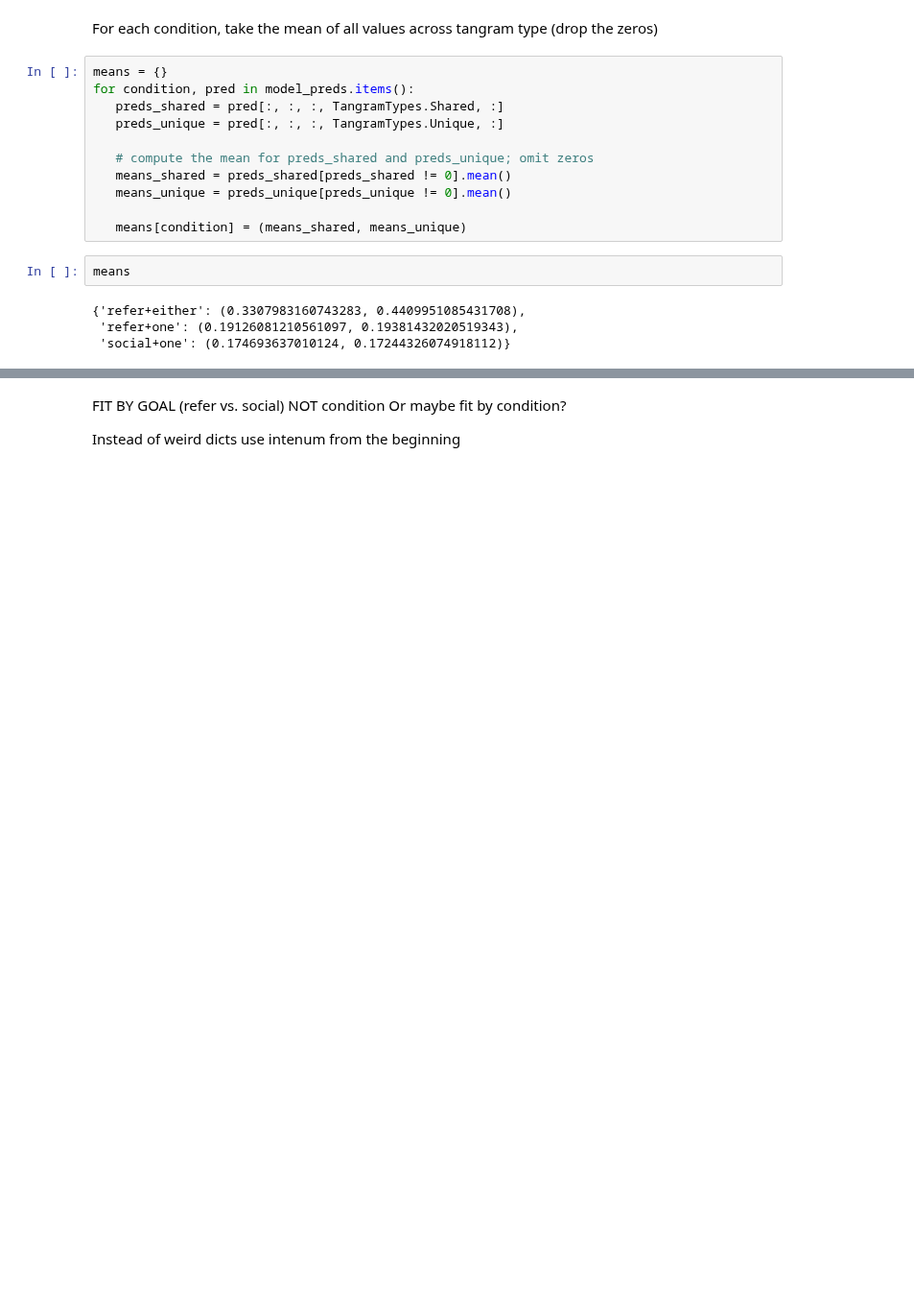
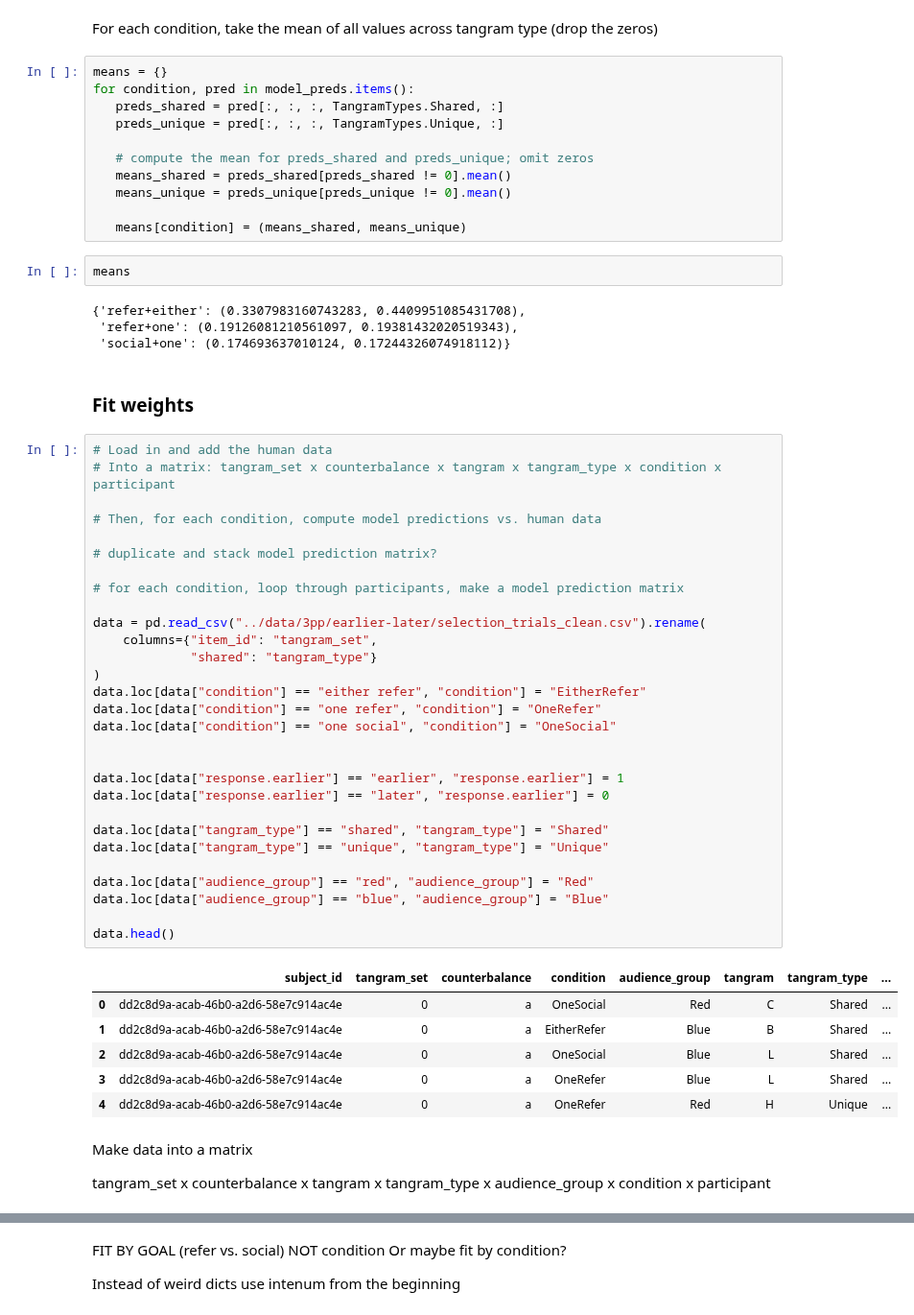
Before and after one commit to aliciamchen/code-switching, a Jupyter notebook: model/fit-3pp-earlier-later.ipynb, the cells around one changed output, grey strips where cells are left out. Shown at 96% size. Saved outputs shown, nothing was run; the diff lists cells and outputs as text; blank space fills up the shorter version.

Commit message:
try to do model fitting WIP

```diff
--- a/model/fit-3pp-earlier-later.ipynb
+++ b/model/fit-3pp-earlier-later.ipynb
@@ -434,3 +428,45 @@ means
 {'refer+either': (0.3307983160743283, 0.4409951085431708),
  'refer+one': (0.19126081210561097, 0.19381432020519343),
  'social+one': (0.174693637010124, 0.17244326074918112)}
+# %% [markdown]
+### Fit weights
+# %%
+# Load in and add the human data
+# Into a matrix: tangram_set x counterbalance x tangram x tangram_type x condition x participant
+
+# Then, for each condition, compute model predictions vs. human data
+
+# duplicate and stack model prediction matrix?
+
+# for each condition, loop through participants, make a model prediction matrix
+
+data = pd.read_csv("../data/3pp/earlier-later/selection_trials_clean.csv").rename(
+    columns={"item_id": "tangram_set",
+             "shared": "tangram_type"}
+)
+data.loc[data["condition"] == "either refer", "condition"] = "EitherRefer"
+data.loc[data["condition"] == "one refer", "condition"] = "OneRefer"
+data.loc[data["condition"] == "one social", "condition"] = "OneSocial"
+
+
+data.loc[data["response.earlier"] == "earlier", "response.earlier"] = 1
+data.loc[data["response.earlier"] == "later", "response.earlier"] = 0
+
+data.loc[data["tangram_type"] == "shared", "tangram_type"] = "Shared"
+data.loc[data["tangram_type"] == "unique", "tangram_type"] = "Unique"
+
+data.loc[data["audience_group"] == "red", "audience_group"] = "Red"
+data.loc[data["audience_group"] == "blue", "audience_group"] = "Blue"
+
+data.head()
+# %% [output]
+|  | subject_id | tangram_set | counterbalance | condition | audience_group | tangram | tangram_type | ... |
+| 0 | dd2c8d9a-acab-46b0-a2d6-58e7c914ac4e | 0 | a | OneSocial | Red | C | Shared | ... |
+| 1 | dd2c8d9a-acab-46b0-a2d6-58e7c914ac4e | 0 | a | EitherRefer | Blue | B | Shared | ... |
+| 2 | dd2c8d9a-acab-46b0-a2d6-58e7c914ac4e | 0 | a | OneSocial | Blue | L | Shared | ... |
+| 3 | dd2c8d9a-acab-46b0-a2d6-58e7c914ac4e | 0 | a | OneRefer | Blue | L | Shared | ... |
+| 4 | dd2c8d9a-acab-46b0-a2d6-58e7c914ac4e | 0 | a | OneRefer | Red | H | Unique | ... |
+# %% [markdown]
+Make data into a matrix
+
+tangram_set x counterbalance x tangram x tangram_type x audience_group x condition x participant
```
Also changed, not shown: parts of 25 cells of this notebook, 2 other files.
